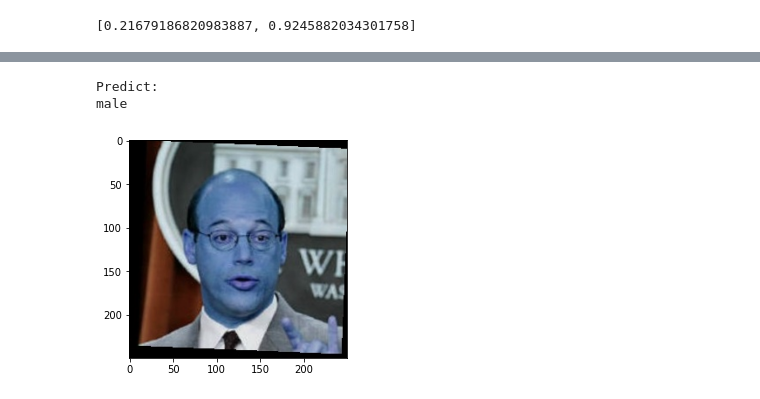
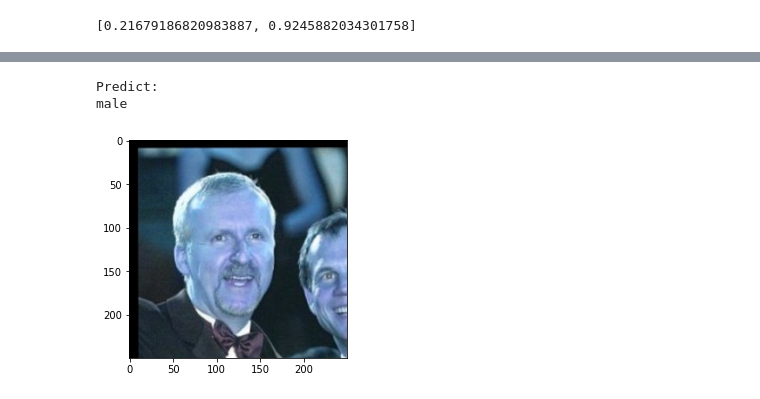
Before and after one commit to TCL606/Gender_Recognition, a Jupyter notebook: Gender_Recognition.ipynb, the cells around one changed output, grey strips where cells are left out. Cells and saved outputs as stored; diff of their text form; code cells hidden in the pictures.

```diff
--- a/Gender_Recognition.ipynb
+++ b/Gender_Recognition.ipynb
@@ -255,8 +255,8 @@ male
 # %%
-Direct_Predict(train_set[0])
+Direct_Predict(train_set[3])
 # %% [output]
 Predict:
 male
-[figure, old version]
+[figure, new version]
 # %%
 model.save("model_with_validation.h5")
```
Also changed, not shown: parts of 5 cells of this notebook.
